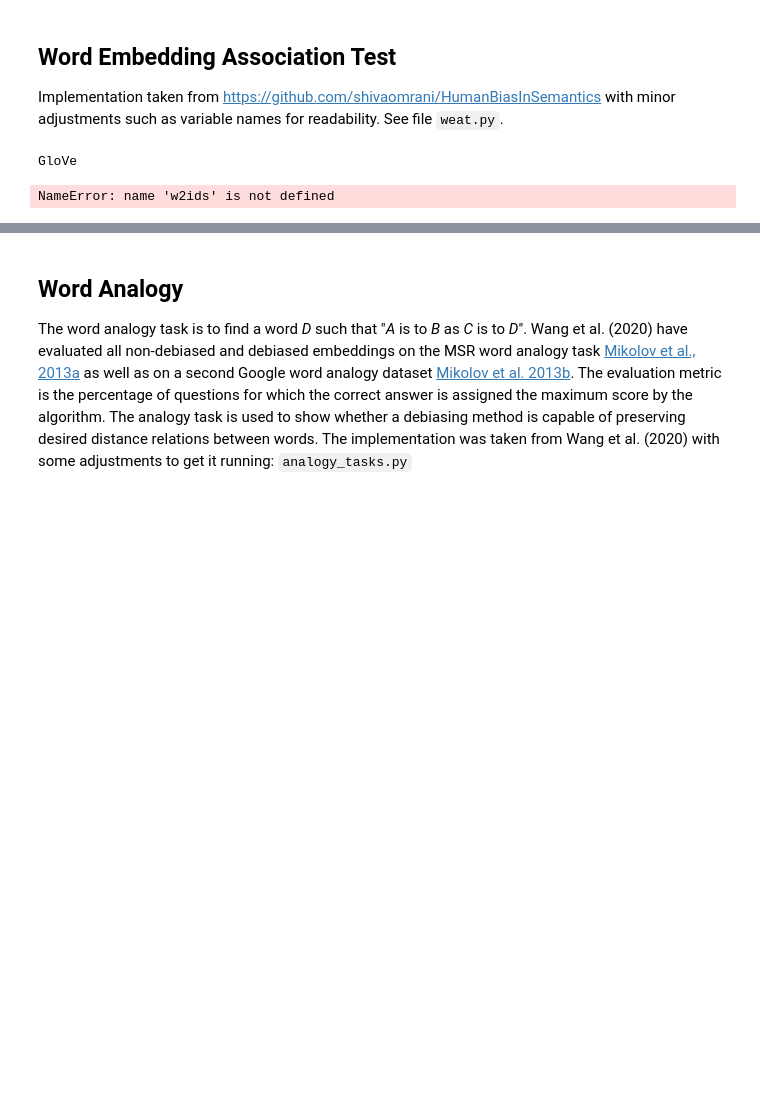
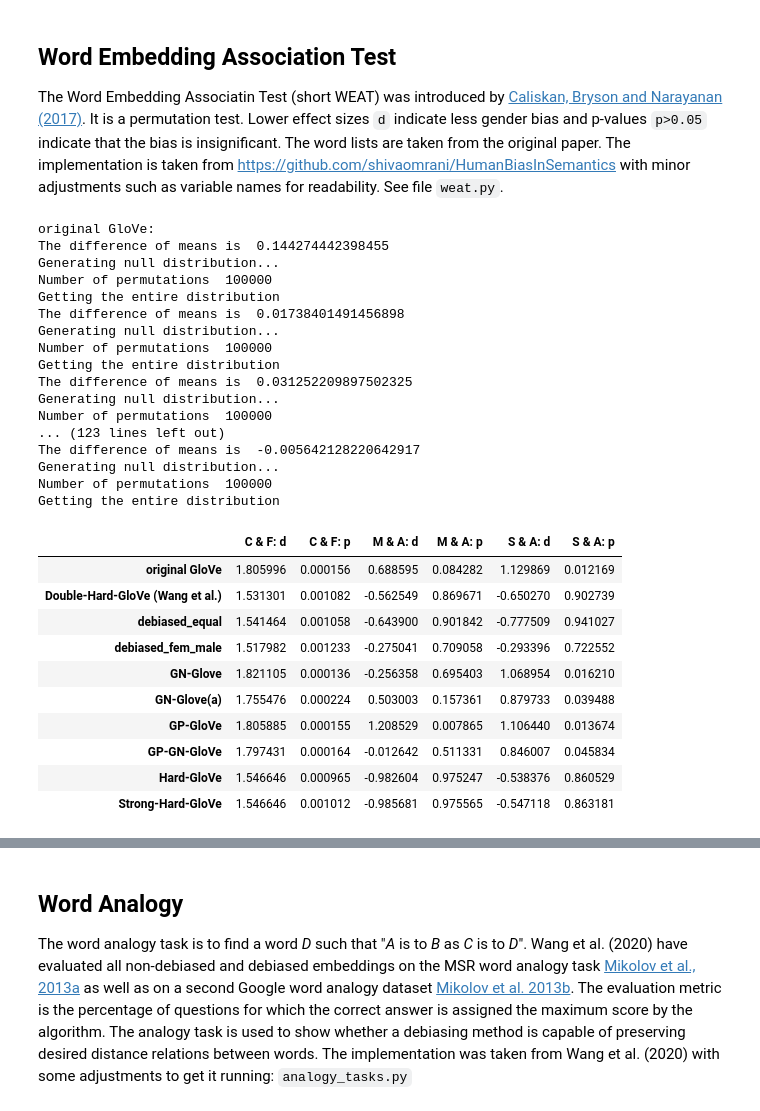
Before and after one commit to kristinakobrock/RepDHDebias, a Jupyter notebook: Evaluations.ipynb, the cells around one changed output, grey strips where cells are left out. Cells and saved outputs as stored; diff of their text form; code cells hidden in the pictures; blank space fills up the shorter version.

```diff
--- a/Evaluations.ipynb
+++ b/Evaluations.ipynb
@@ -25,3 +32,15 @@ dict_embeddings = {'original_glove': (embedding, vocab, w2id), 'glove_dhd_wang':
+# %%
+# preprocessing glove_dhd.p
+embedding_dhd = list(glove_dhd_wang.values())
+vocab_dhd = list(glove_dhd_wang.keys())
+w2id_dhd = {w: i for i, w in enumerate(vocab_dhd)}
+# %%
+dict_embeddings = {'original GloVe': (data.embedding, data.vocab, data.w2id), 'Double-Hard-GloVe (Wang et al.)': (embedding_dhd, vocab_dhd, w2id_dhd),
+                   'debiased_equal': (debiased_equal, data.vocab, data.w2id), 'debiased_fem_male': (debiased_fem_male, data.vocab, data.w2id),
+                   'GN-Glove': (data.embedding_gn, data.vocab_gn, data.w2id_gn), 'GN-Glove(a)': (data.embedding_gn_a, data.vocab_gn_a, data.w2id_gn_a),
+                   'GP-GloVe': (data.embedding_gp, data.vocab_gp, data.w2id_gp), 'GP-GN-GloVe': (data.embedding_gp_gn, data.vocab_gp_gn, data.w2id_gp_gn),
+                   'Hard-GloVe': (data.embedding_hd, data.vocab_hd, data.w2id_hd), 'Strong-Hard-GloVe': (data.embedding_hd_a, data.vocab_hd_a, data.w2id_hd_a)
+                  }
 # %% [markdown]
 ## Word Embedding Association Test
-Implementation taken from https://github.com/shivaomrani/HumanBiasInSemantics with minor adjustments such as variable names for readability. See file `weat.py`.
+The Word Embedding Associatin Test (short WEAT) was introduced by [Caliskan, Bryson and Narayanan (2017)](https://arxiv.org/abs/1608.07187). It is a permutation test. Lower effect sizes `d` indicate less gender bias and p-values `p>0.05` indicate that the bias is insignificant. The word lists are taken from the original paper. The implementation is taken from https://github.com/shivaomrani/HumanBiasInSemantics with minor adjustments such as variable names for readability. See file `weat.py`.
@@ -48,30 +64,56 @@ arts_words2 = ["poetry", "art", "shakespeare", "dance", "literature", "novel", "
 male_attributes2 = ["brother", "father", "uncle", "grandfather", "son", "he", "his", "him"]
 female_attributes2 = ["sister", "mother", "aunt", "grandmother", "daughter", "she", "hers", "her"]
 # %%
-iterations = 100000
-embeddings = [data.embedding, data.embedding_gn, data.embedding_gn_a, data.embedding_gp, data.embedding_gp_gn, data.embedding_hd, data.embedding_hd_a, debiased_equal, debiased_fem_male, glove_dhd_wang]
-w2ids = [data.w2id, data.w2id_gn, data.w2id_gn_a, data.w2id_gp, data.w2id_gp_gn, data.w2id_hd, data.w2id_hd_a, data.w2id, data.w2id, data.w2id]
 concept1 = [male_names, math_words, science_words]
 concept2 = [female_names, arts_words1, arts_words2]
 stereotype1 = [career_attributes, male_attributes1, male_attributes2]
 stereotype2 = [family_attributes, female_attributes1, female_attributes2]
-row_names = ["GloVe", "GN-GloVe", "GN-GloVe(a)", "GP-GloVe", "GP-GN-GloVe", "Hard-GloVe", "Strong-Hard-GloVe", "Double-Hard-GloVe(Equal)", "Double-Hard-GloVe(Fem-Male)", "Double-Hard-Glove(Wang)"]
 column_names = ["C & F: d", "C & F: p", "M & A: d", "M & A: p", "S & A: d", "S & A: p"]
+
+iterations=100000
 test_results = []
 
-for i, embedding in enumerate(embeddings):
+# apply weat test to each embedding
+for key, (embedding, vocab, w2id) in dict_embeddings.items():
     result = []
-    print(row_names[i])
-    for j in range(3):
-        wea_test = weat(concept1[j], concept2[j], stereotype1[j], stereotype2[j], iterations, embedding, w2ids[i])
+    print(key + ":")
+    for i in range(3): # do three tests (Career&Family, Math&Arts, Science&Arts)
+        wea_test = weat(concept1[i], concept2[i], stereotype1[i], stereotype2[i], iterations, embedding, w2id)
         pvalue, effect_size, _ = wea_test.getPValueAndEffect()
         result.append(effect_size)
         result.append(pvalue)
     test_results.append(result)
+    print()
 
 test_results = np.array(test_results).astype(float)
-df = pd.DataFrame(data = test_results, index = row_names, columns = column_names)
-df
+results_WEAT = pd.DataFrame(data = test_results, index = list(dict_embeddings.keys()), columns = column_names)
+results_WEAT
 # %% [output]
-GloVe
+original GloVe:
+The difference of means is  0.144274442398455
+Generating null distribution...
+Number of permutations  100000
+Getting the entire distribution
+The difference of means is  0.01738401491456898
+Generating null distribution...
+Number of permutations  100000
+Getting the entire distribution
+The difference of means is  0.031252209897502325
+Generating null distribution...
+Number of permutations  100000
+... (123 lines left out)
+The difference of means is  -0.005642128220642917
+Generating null distribution...
+Number of permutations  100000
+Getting the entire distribution
-NameError: name 'w2ids' is not defined
+|  | C & F: d | C & F: p | M & A: d | M & A: p | S & A: d | S & A: p |
+| original GloVe | 1.805996 | 0.000156 | 0.688595 | 0.084282 | 1.129869 | 0.012169 |
+| Double-Hard-GloVe (Wang et al.) | 1.531301 | 0.001082 | -0.562549 | 0.869671 | -0.650270 | 0.902739 |
+| debiased_equal | 1.541464 | 0.001058 | -0.643900 | 0.901842 | -0.777509 | 0.941027 |
+| debiased_fem_male | 1.517982 | 0.001233 | -0.275041 | 0.709058 | -0.293396 | 0.722552 |
+| GN-Glove | 1.821105 | 0.000136 | -0.256358 | 0.695403 | 1.068954 | 0.016210 |
+| GN-Glove(a) | 1.755476 | 0.000224 | 0.503003 | 0.157361 | 0.879733 | 0.039488 |
+| GP-GloVe | 1.805885 | 0.000155 | 1.208529 | 0.007865 | 1.106440 | 0.013674 |
+| GP-GN-GloVe | 1.797431 | 0.000164 | -0.012642 | 0.511331 | 0.846007 | 0.045834 |
+| Hard-GloVe | 1.546646 | 0.000965 | -0.982604 | 0.975247 | -0.538376 | 0.860529 |
+| Strong-Hard-GloVe | 1.546646 | 0.001012 | -0.985681 | 0.975565 | -0.547118 | 0.863181 |
```
Also changed, not shown: parts of 17 cells of this notebook, 6 other files.
